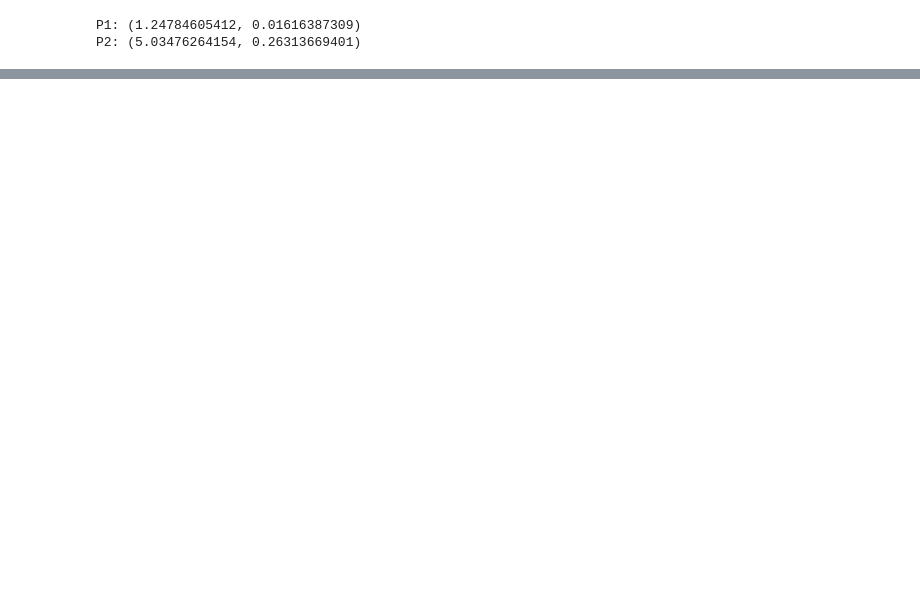
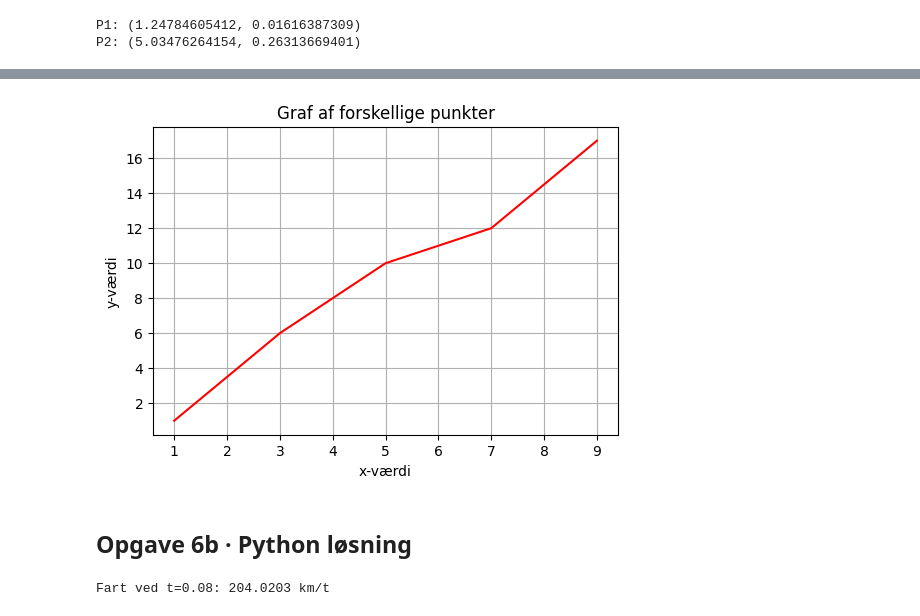
Before and after one commit to ha1fdan/2.c_programmering, a Jupyter notebook: so6/Untitled.ipynb, the cells around one changed output, grey strips where cells are left out. Cells and saved outputs as stored; diff of their text form; code cells hidden in the pictures; blank space fills up the shorter version.

```diff
--- a/so6/Untitled.ipynb
+++ b/so6/Untitled.ipynb
@@ -70,0 +84,32 @@ plt.show()
+# %%
+import matplotlib.pyplot as plt
+
+x_vaerdier=[1,3,5,7,9]    # x værdier
+y_vaerdier=[1,6,10,12,17] # y værdier
+
+plt.figure(figsize=(6, 4))                   # definer vores matplotlib figur
+plt.plot(x_vaerdier, y_vaerdier, 'r')        # plot x og y- værdier
+plt.title('Graf af forskellige punkter')     # titel af graf
+plt.xlabel('x-værdi')                        # titel for x-aksen
+plt.ylabel('y-værdi')                        # titel for y-aksen
+plt.grid(True)                               # gitter baggrund
+plt.show()                                   # vis graf
+# %% [output]
+[figure, added]
+# %% [markdown]
+## Opgave 6b · Python løsning
+# %%
+from sympy import symbols, diff, sqrt
+t = symbols('t')
+rx = -204*t + 17
+ry = 432*t**2 - 72*t + 3
+
+dx = diff(rx, t) # rx'(t) = -204
+dy = diff(ry, t) # ry'(t) = 864t - 72
+
+fart = sqrt(dx**2 + dy**2)
+fart_008 = fart.subs(t, 0.08)
+
+print(f'Fart ved t=0.08: {fart_008:.4f} km/t')
+# %% [output]
+Fart ved t=0.08: 204.0203 km/t
```
Also changed, not shown: parts of 4 cells of this notebook.
